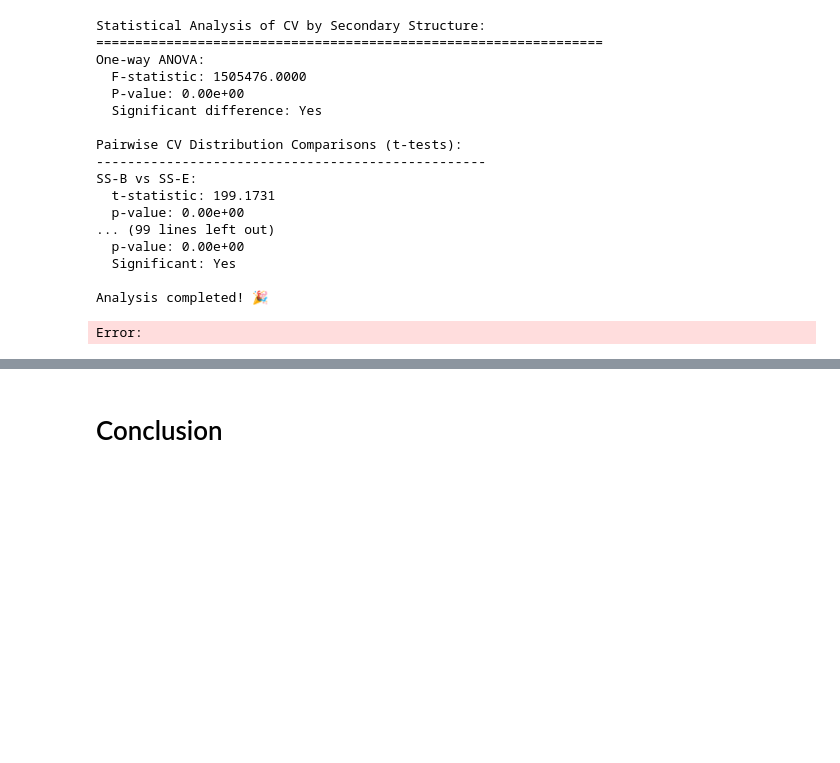
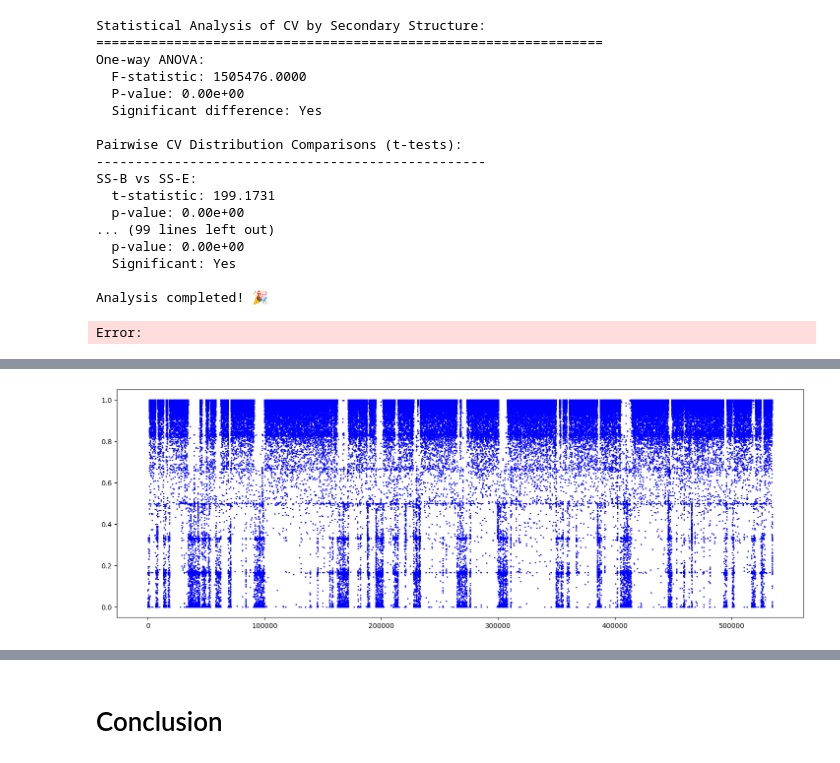
Before and after one commit to seonghyun26/bioemu, a Jupyter notebook: notebook/analysis-cv.ipynb, the cells around one changed output, grey strips where cells are left out. Cells and saved outputs as stored; diff of their text form; code cells hidden in the pictures; blank space fills up the shorter version.

```diff
--- a/notebook/analysis-cv.ipynb
+++ b/notebook/analysis-cv.ipynb
@@ -965,0 +1079,8 @@ Error:
+# %%
+fig = plt.figure(figsize=(18, 6))
+ax = fig.add_subplot(111)
+time_axis = np.arange(Q_t.shape[0])
+ax.scatter(time_axis, Q_t, s=1, color="blue")
+plt.show()
+# %% [output]
+[figure, added]
```
Also changed, not shown: parts of 18 cells of this notebook, 4 other files.
